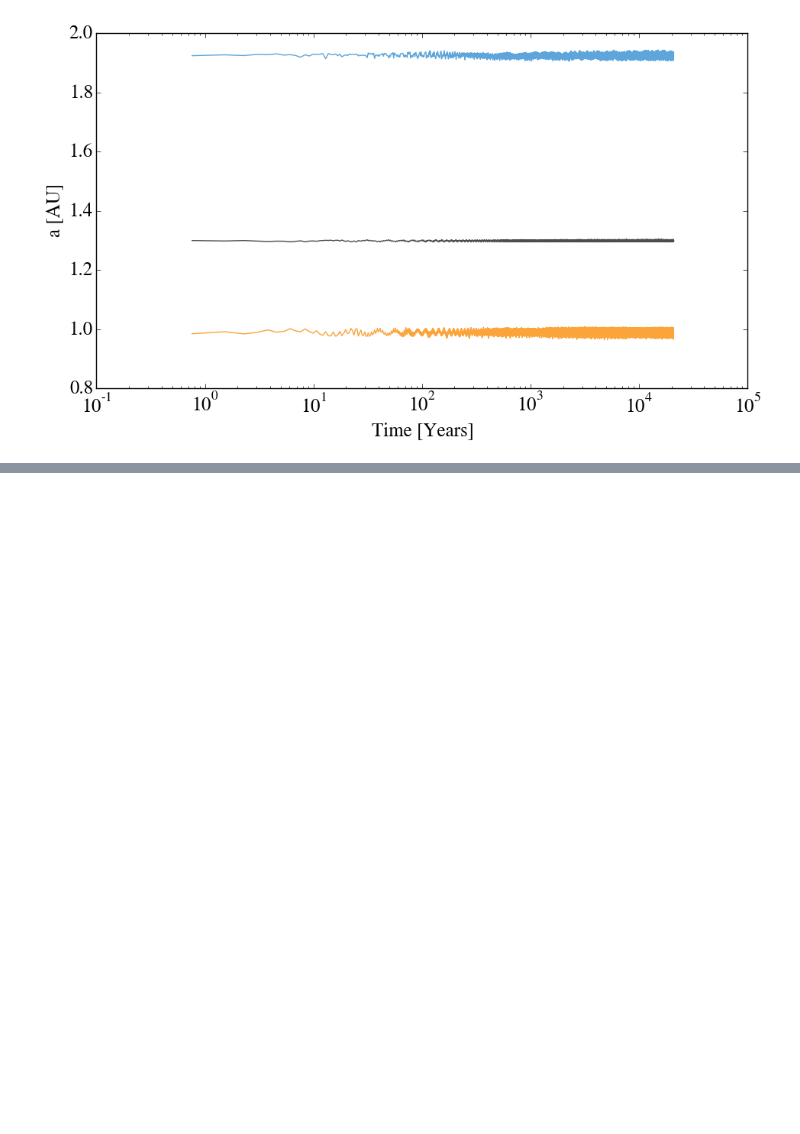
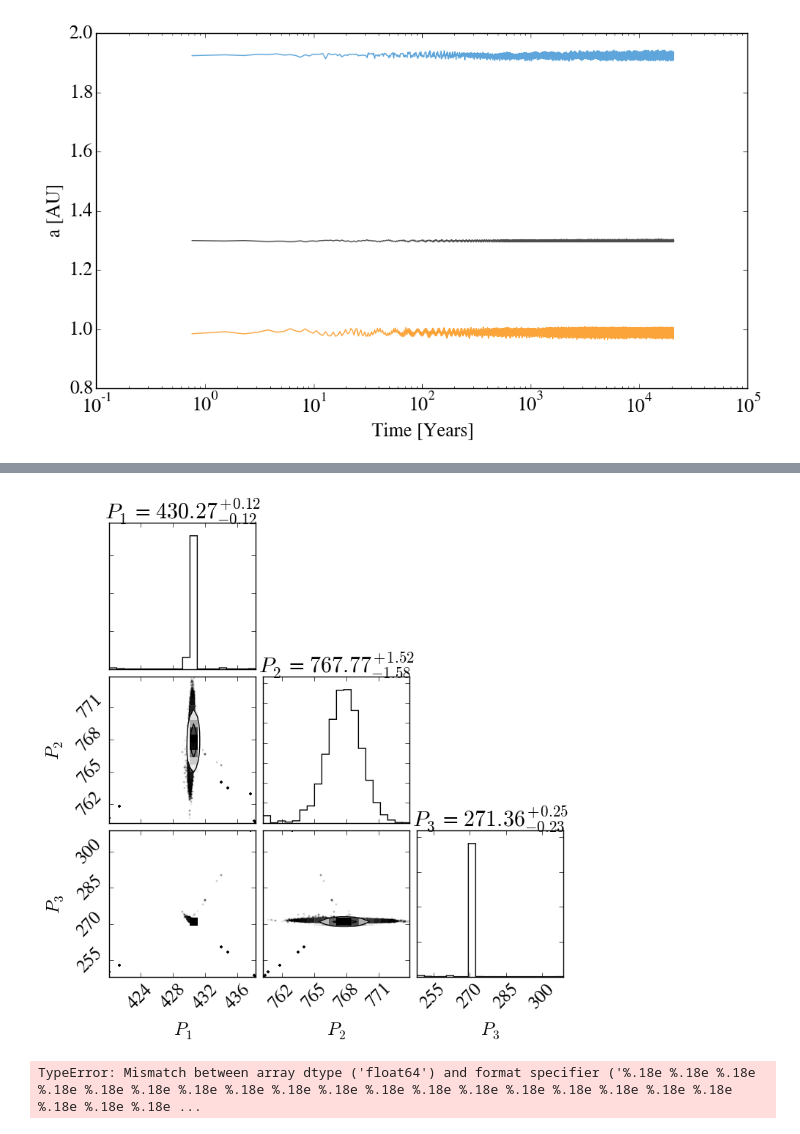
Before and after one commit to nomahen/musical-octo-goggles, a Jupyter notebook: HD1502.ipynb, the cells around one changed output, grey strips where cells are left out. Saved outputs shown, nothing was run; the diff lists cells and outputs as text; code cells hidden in the pictures; blank space fills up the shorter version.

Commit message:
Added MCMC tests

```diff
--- a/HD1502.ipynb
+++ b/HD1502.ipynb
@@ -1098,0 +1149,6 @@ Energy Error is 0.024%
+# %%
+def lnprior(params):
+    per_0, per_1, per_2 = params
+    if 100. < per_0 < 1200. and 100. < per_1 < 1200. and 100. < per_2 < 1200.:
+        return 0.0
+    return -np.inf
@@ -1098,0 +1195,5 @@ Energy Error is 0.024%
+# %%
+samples = sampler.chain[:, 50:, :].reshape((-1, ndim))
+fig = corner.corner(samples, labels=["$P_1$", "$P_2$", "$P_3$"],show_titles=True
+                      )
+# %% [output]
@@ -1098,0 +1201,5 @@ Energy Error is 0.024%
+[figure, added]
+# %%
+np.savetxt('mcmc_1',tst)
+# %% [output]
+TypeError: Mismatch between array dtype ('float64') and format specifier ('%.18e %.18e %.18e %.18e %.18e %.18e %.18e %.18e %.18e %.18e %.18e %.18e %.18e %.18e %.18e %.18e %.18e %.18e %.18e %.18e %.18e ...
```
Also changed, not shown: parts of 36 cells of this notebook, 1 other file.
